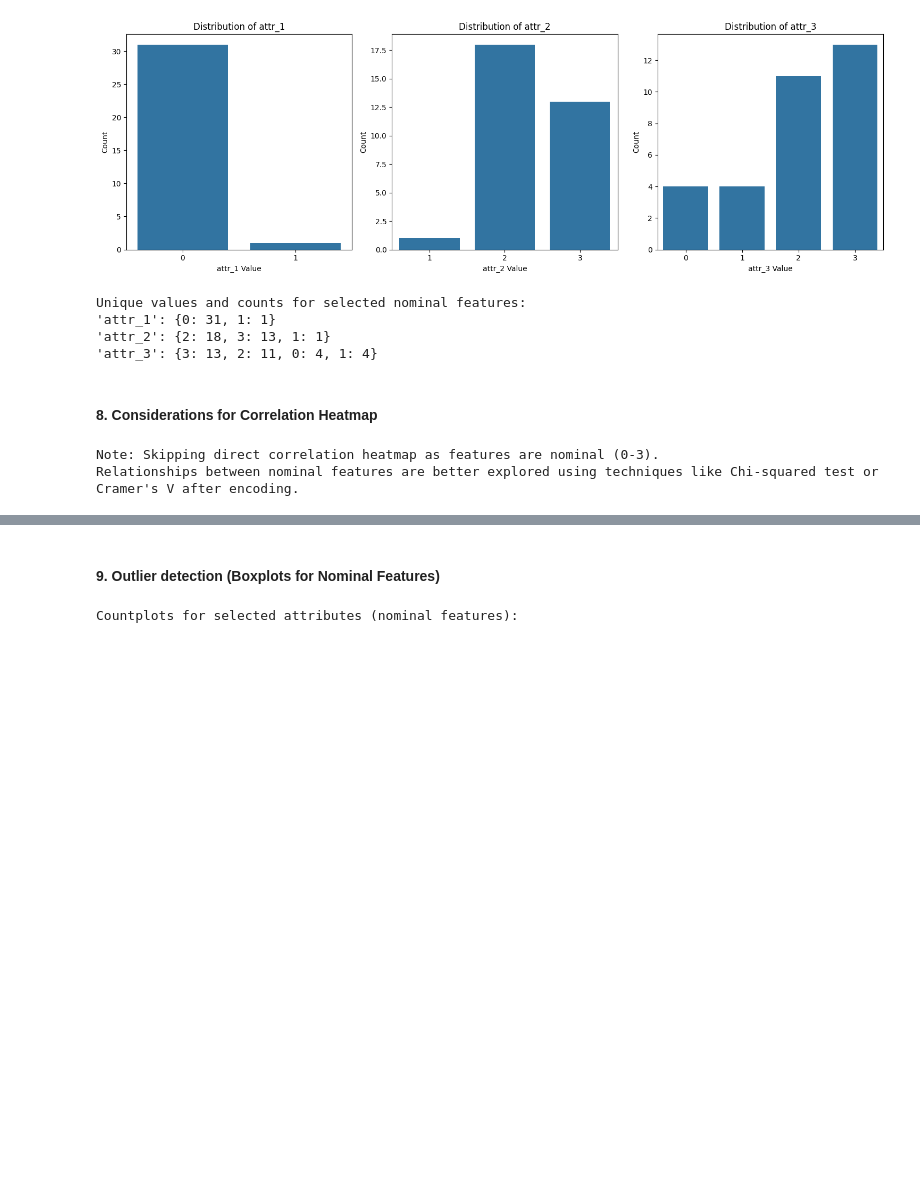
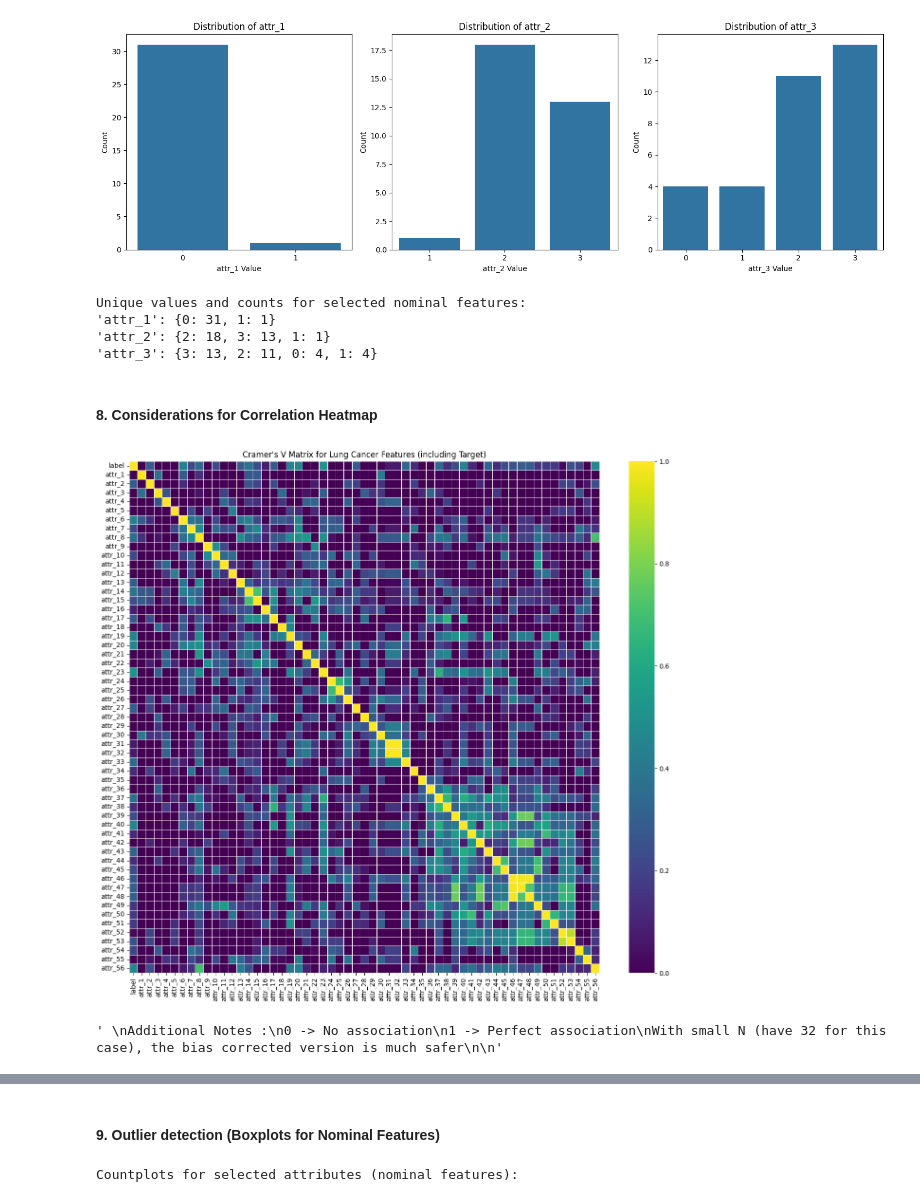
Before and after one commit to Liyzzy/quantum-svm-generalization-study, a Jupyter notebook: notebooks/eda/eda_lung_cancer.ipynb, the cells around one changed output, grey strips where cells are left out. Saved outputs shown, nothing was run; the diff lists cells and outputs as text; code cells hidden in the pictures; blank space fills up the shorter version.

```diff
--- a/notebooks/eda/eda_lung_cancer.ipynb
+++ b/notebooks/eda/eda_lung_cancer.ipynb
@@ -237,13 +237,71 @@ Unique values and counts for selected nominal features:
 # %%
 # --- 8. No direct correlation heatmap for purely nominal features without encoding ---
 # Standard Pearson correlation is for numerical data.
 # If want to see relationships between nominal features, you'd typically use:
 # - Chi-squared test for independence
 # - Cramer's V (based on chi-squared) for strength of association.
 # - Or, convert them to numerical (e.g., one-hot encode) first.
 # For now, we'll skip a heatmap until encoding is done, as it won't be very informative with raw nominals.
-print("\nNote: Skipping direct correlation heatmap as features are nominal (0-3).")
-print("Relationships between nominal features are better explored using techniques like Chi-squared test or Cramer's V after encoding.")
+# print("\nNote: Skipping direct correlation heatmap as features are nominal (0-3).")
+# print("Relationships between nominal features are better explored using techniques like Chi-squared test or Cramer's V after encoding.")
+
+# Cramers V -  a measure from statistics that calculates the strength of association between two categorical variables
+# First option is using the chi square independence test.
+# A p value close to zero will mean that our variable are very unlikely to be completely unassociated in some population.
+from scipy.stats import chi2_contingency
+from collections import Counter
+
+# Make the Cramers V funtion
+def cramers_v(x, y):
+    confusion_matrix = pd.crosstab(x, y)
+    chi2 = chi2_contingency(confusion_matrix)[0] # Calculates the Chi-Squared X^2 statistic for the contingency table.
+    n = confusion_matrix.sum().sum() # gets the total number of observations, n, by summing all the values in the contingency table
+    phi2 = chi2 / n # Calculates the phi-squared value (I guess follow the formula)
+    r, k = confusion_matrix.shape # r - number of row categories, k - number of column categories - overall to get the dimensions of contingency table
+
+    # Bias correction used for small samples.
+    # To prevent overestimating the association
+    phi2corr = max(0, phi2 - ((k-1)*(r-1))/(n-1))
+
+    # Calculate the corrected number of rows (rcorr) and columns (kcorr) as part of the bias correction formula
+    rcorr = r - ((r-1)**2)/(n-1)
+    kcorr = k - ((k-1)**2)/(n-1)
+
+    return np.sqrt(phi2corr / min((kcorr-1), (rcorr-1))) if min((kcorr-1), (rcorr-1)) > 0 else 0
+
+# Build V matrix
+df_for_cramers = lung_cancer_df.copy() # Do on copy and dont bother the original - to ensure that the original data remains unchanged
+num_features = df_for_cramers.shape[1] # Gets the total number of columns(features) in dataframe
+cramers_matrix = pd.DataFrame(index=df_for_cramers.columns, columns=df_for_cramers.columns) # A new empty DataFrame is created to hold the Cramer's V values. It has the same rows and columns, with the column names as labels.
+
+# Loops over the upper triangle, set diagonal to 1.0 and mirrors each computed value to keep the matrix symmetric
+for i in range(num_features):
+    for j in range(i, num_features):  # upper triangle only
+        col1 = df_for_cramers.columns[i]
+        col2 = df_for_cramers.columns[j]
+        if col1 == col2:
+            cramers_matrix.loc[col1, col2] = 1.0 # the cramers v is always 1.0, representing a perfect association
+        else:
+            v_val = cramers_v(df_for_cramers[col1], df_for_cramers[col2]) # to calculate the association for each pair of features
+            cramers_matrix.loc[col1, col2] = v_val
+            cramers_matrix.loc[col2, col1] = v_val  # mirror to lower triangle
+
+cramers_matrix = cramers_matrix.astype(float) # Ensures that all values in matrix are in the correct data type
+
+# Plot heatmap
+plt.figure(figsize=(16, 14))
+sns.heatmap(cramers_matrix, cmap='viridis', annot=False, fmt=".2f", linewidths=.5)
+plt.title("Cramer's V Matrix for Lung Cancer Features (including Target)")
+plt.show()
+
+
+'''
+Additional Notes :
+0 -> No association
+1 -> Perfect association
+With small N (have 32 for this case), the bias corrected version is much safer
+
+'''
 # %% [output]
+[figure, added]
-Note: Skipping direct correlation heatmap as features are nominal (0-3).
-Relationships between nominal features are better explored using techniques like Chi-squared test or Cramer's V after encoding.
+' \nAdditional Notes :\n0 -> No association\n1 -> Perfect association\nWith small N (have 32 for this case), the bias corrected version is much safer\n\n'
```
Also changed, not shown: parts of 1 cell of this notebook, 2 other files.
